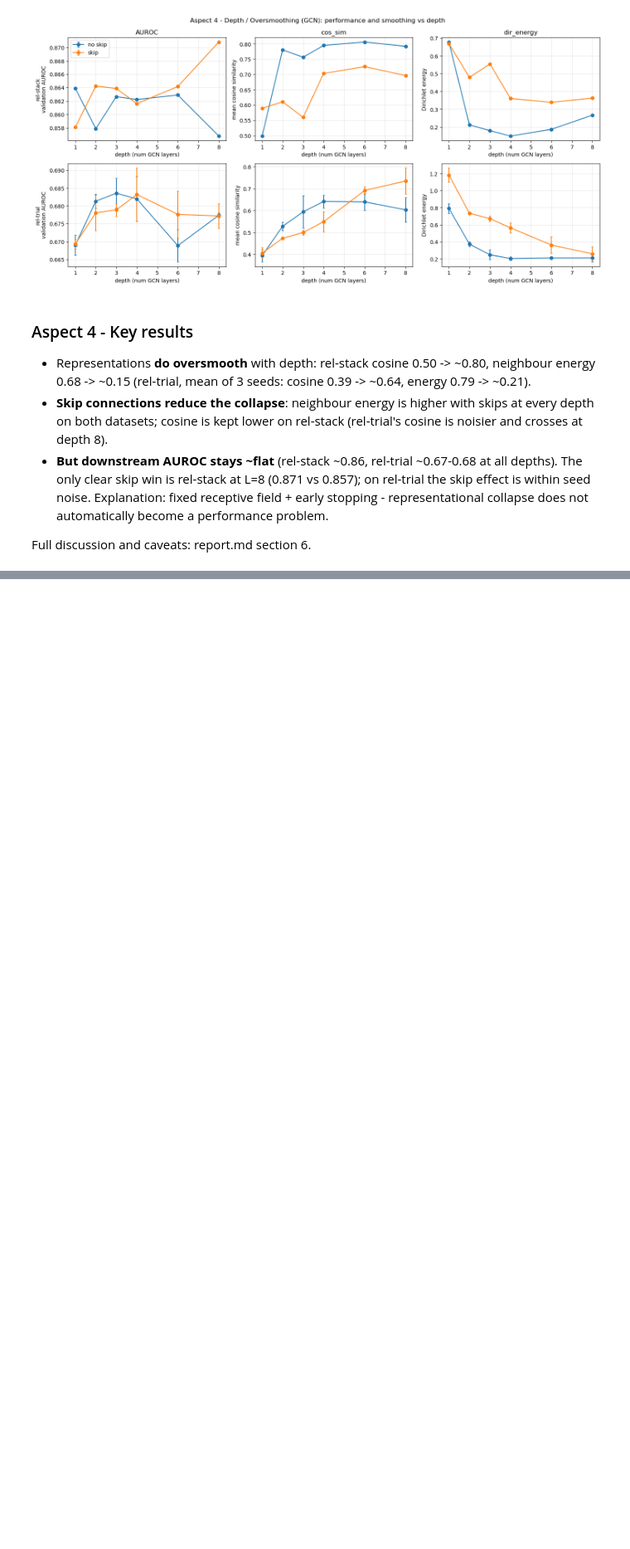
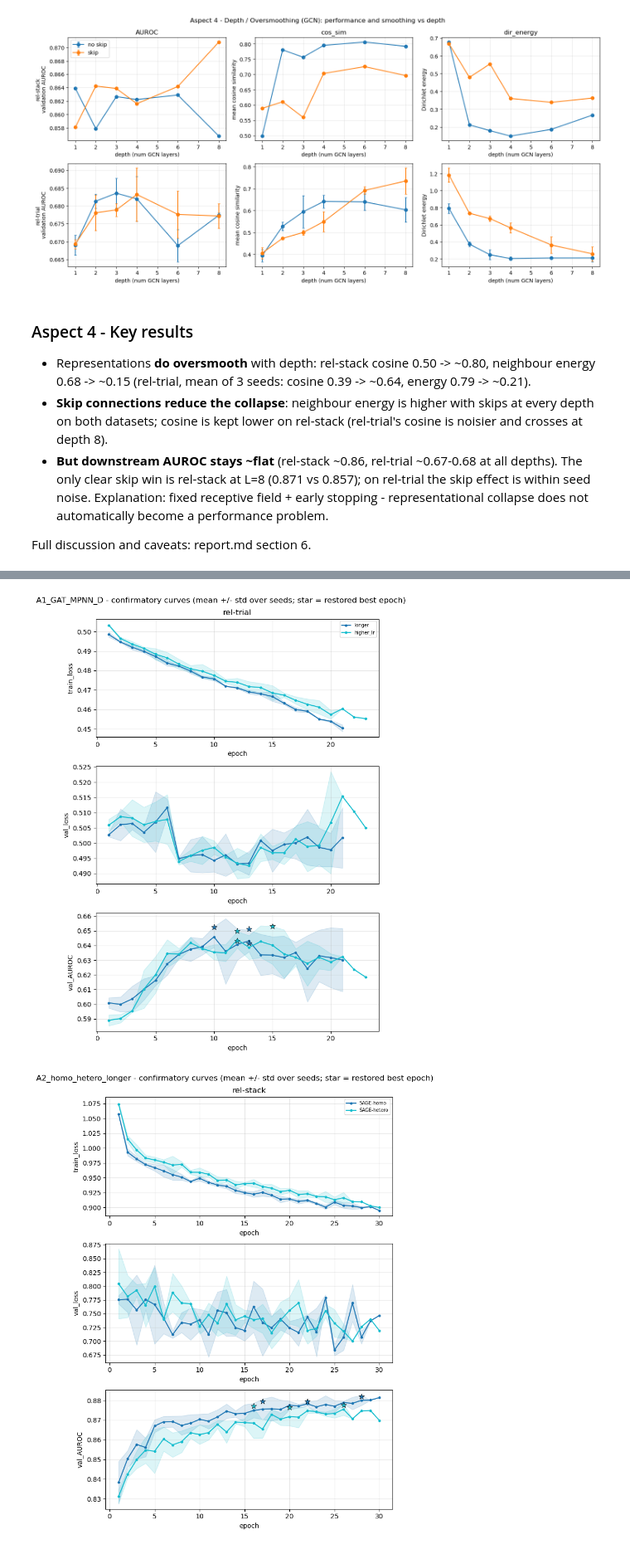
Before and after one commit to abodii2k1/structed_ML, a Jupyter notebook: hw3/final.ipynb, the cells around one changed output, grey strips where cells are left out. Shown at 83% size. Cells and saved outputs as stored; diff of their text form; code cells hidden in the pictures; blank space fills up the shorter version.

```diff
--- a/hw3/final.ipynb
+++ b/hw3/final.ipynb
@@ -1038,0 +1630,42 @@ Full discussion and caveats: report.md section 6.
+# %%
+# ---------- Confirm figure: loss curves per confirmatory check ----------
+_p = os.path.join(ARTIFACTS, "confirm_loss_curves.csv")
+if not os.path.exists(_p):
+    print("no confirm_loss_curves.csv yet - run the check cells first")
+else:
+    clc = pd.read_csv(_p)
+    clc = clc[clc["done"] == True]     # full trajectories of finished runs only
+    fin = clc[["check", "dataset", "variant", "seed"]].drop_duplicates()
+    clc = pd.read_csv(_p).merge(fin, on=["check", "dataset", "variant", "seed"], how="inner")
+    for check in clc["check"].unique():
+        sub = clc[clc["check"] == check]
+        dss = list(dict.fromkeys(sub.dataset))
+        fig, axes = plt.subplots(3, len(dss), figsize=(7 * len(dss), 10), squeeze=False)
+        for c, ds in enumerate(dss):
+            d = sub[sub.dataset == ds]
+            variants = list(dict.fromkeys(d.variant))
+            cmap = plt.cm.tab10(np.linspace(0, 1, max(len(variants), 2)))
+            for r, col in enumerate(["train_loss", "val_loss", "val_AUROC"]):
+                ax = axes[r][c]
+                for i, v in enumerate(variants):
+                    dv = d[d.variant == v]
+                    g = dv.groupby("epoch")[col]
+                    mean, std, n = g.mean(), g.std().fillna(0.0), g.count()
+                    ax.plot(mean.index, mean.values, marker=".", color=cmap[i], label=v)
+                    if (n > 1).any():
+                        ax.fill_between(mean.index, mean.values - std.values, mean.values + std.values,
+                                        color=cmap[i], alpha=0.15)
+                    if col == "val_AUROC":
+                        stops = dv.loc[dv.groupby("seed")["val_AUROC"].idxmax()]
+                        ax.scatter(stops["epoch"], stops["val_AUROC"], color=cmap[i], marker="*",
+                                   s=80, zorder=5, edgecolor="black", linewidth=0.5)
+                ax.set_xlabel("epoch"); ax.set_ylabel(col); ax.grid(alpha=0.3)
+                if r == 0: ax.set_title(ds)
+            axes[0][c].legend(fontsize=7)
+        fig.suptitle(f"{check} - confirmatory curves (mean +/- std over seeds; star = restored best epoch)")
+        fig.tight_layout()
+        fig.savefig(os.path.join(ARTIFACTS, f"confirm_loss_{check}.png"), dpi=120, bbox_inches="tight")
+        plt.show()
+# %% [output]
+[figure, added]
+[figure, added]
```
Also changed, not shown: parts of 20 cells of this notebook, 29 other files.
